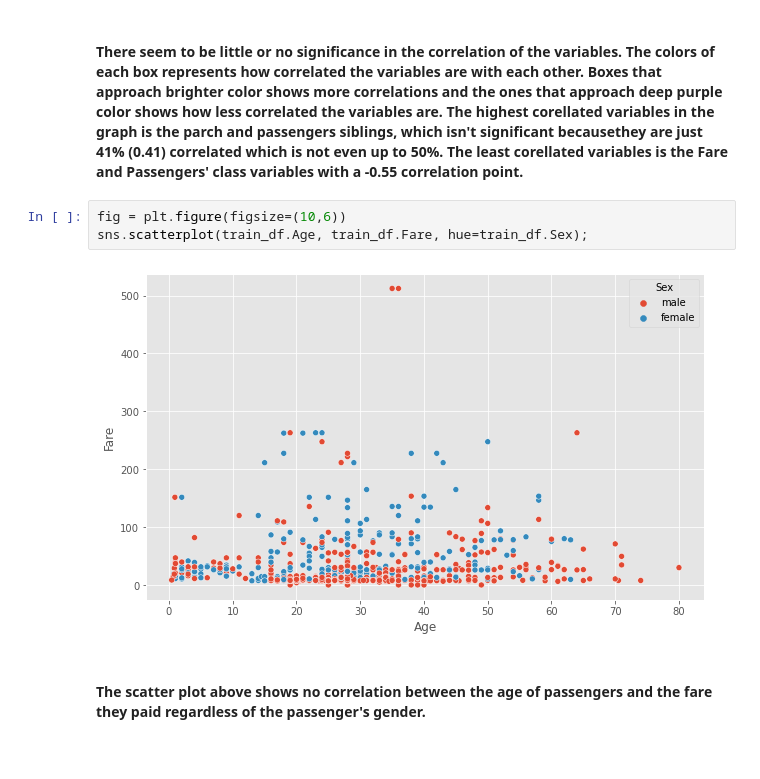
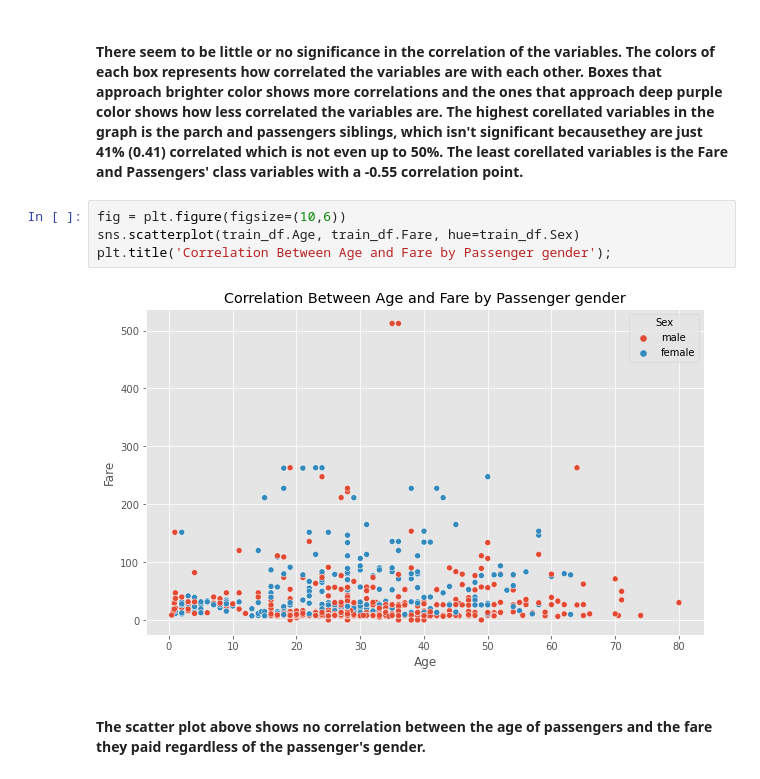
Before and after one commit to Bernice-Akinwande/Kaggle-BIPOC-Mentorship-project, a Jupyter notebook: Titanic Data Analysis .ipynb, the cells around one changed output. Saved outputs shown, nothing was run; the diff lists cells and outputs as text.

```diff
--- a/Titanic Data Analysis .ipynb
+++ b/Titanic Data Analysis .ipynb
@@ -448,9 +448,10 @@ plt.title('Correlation Matrix');
 #### There seem to be little or no significance in the correlation of the variables. The colors of each box represents how correlated the variables are with each other. Boxes that approach brighter color shows more correlations and the ones that approach deep purple color shows how less correlated the variables are. The highest corellated variables in the graph is the parch and passengers siblings, which isn't significant becausethey are just 41% (0.41) correlated which is not even up to 50%. The least corellated variables is the Fare and Passengers' class variables with a -0.55 correlation point.
 # %%
 fig = plt.figure(figsize=(10,6))
-sns.scatterplot(train_df.Age, train_df.Fare, hue=train_df.Sex);
+sns.scatterplot(train_df.Age, train_df.Fare, hue=train_df.Sex)
+plt.title('Correlation Between Age and Fare by Passenger gender');
 # %% [output]
-[figure, old version]
+[figure, new version]
 # %% [markdown]
 #### The scatter plot above shows no correlation between the age of passengers and the fare they paid regardless of the passenger's gender.
 # %%
```
Also changed, not shown: parts of 5 cells of this notebook.
